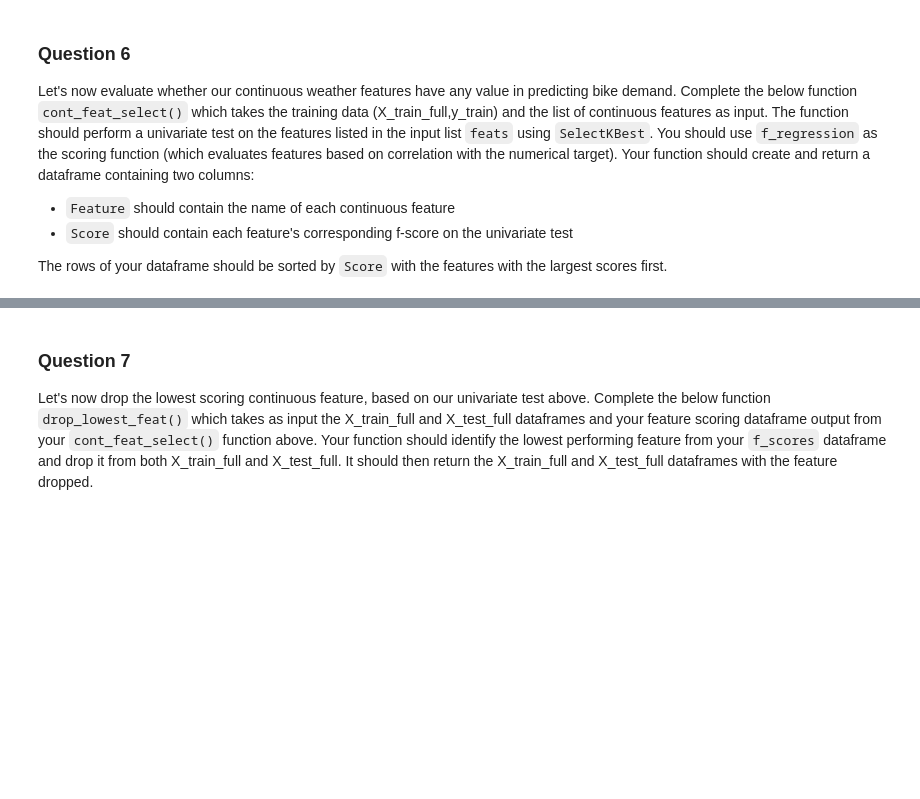
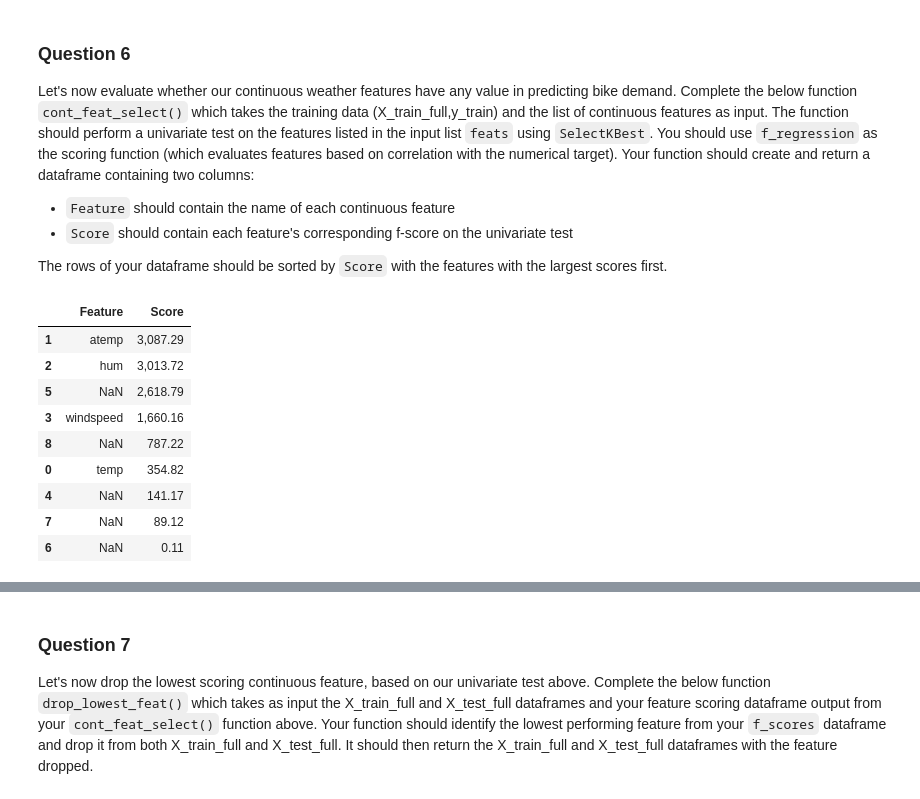
Before and after one commit to petre001/Demo, a Jupyter notebook: finalexam.ipynb, the cells around one changed output, grey strips where cells are left out. Saved outputs shown, nothing was run; the diff lists cells and outputs as text; code cells hidden in the pictures; blank space fills up the shorter version.

```diff
--- a/finalexam.ipynb
+++ b/finalexam.ipynb
@@ -263,3 +257,30 @@ def cont_feat_select(X,y,feats):
+# %%
+def cont_feat_select(X,y,feats):
+    # YOUR CODE HERE
+    ftest = SelectKBest(score_func=f_regression, k='all')
+    ftest.fit(X,y)
+    f_scores = pd.DataFrame(ftest.scores_)
+    dfcolumns = pd.DataFrame(feats)
+    f_scores = pd.concat([dfcolumns,f_scores],axis=1)
+    f_scores.columns = ['Feature','Score']
+    f_scores = f_scores.sort_values(by='Score',ascending=False)
+    return f_scores
+    raise NotImplementedError()
+# %%
+cont_feats = ['temp','atemp','hum','windspeed']
+f_scores = cont_feat_select(X_train_full,y_train,cont_feats)
+display(f_scores)
+# %% [output]
+|  | Feature | Score |
+| 1 | atemp | 3,087.29 |
+| 2 | hum | 3,013.72 |
+| 5 | NaN | 2,618.79 |
+| 3 | windspeed | 1,660.16 |
+| 8 | NaN | 787.22 |
+| 0 | temp | 354.82 |
+| 4 | NaN | 141.17 |
+| 7 | NaN | 89.12 |
+| 6 | NaN | 0.11 |
 # %%
 # Test cell for cont_feat_select()
 cont_feats = ['temp','atemp','hum','windspeed']
```
Also changed, not shown: parts of 3 cells of this notebook.
